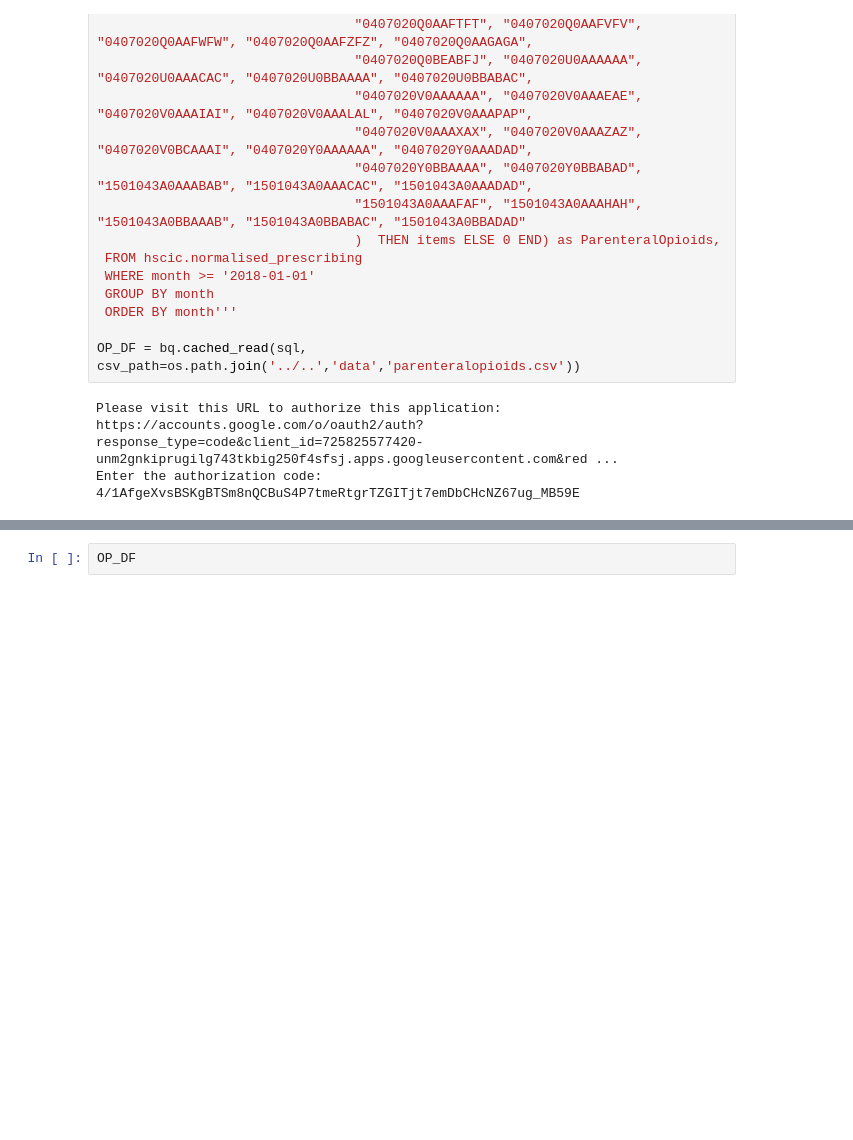
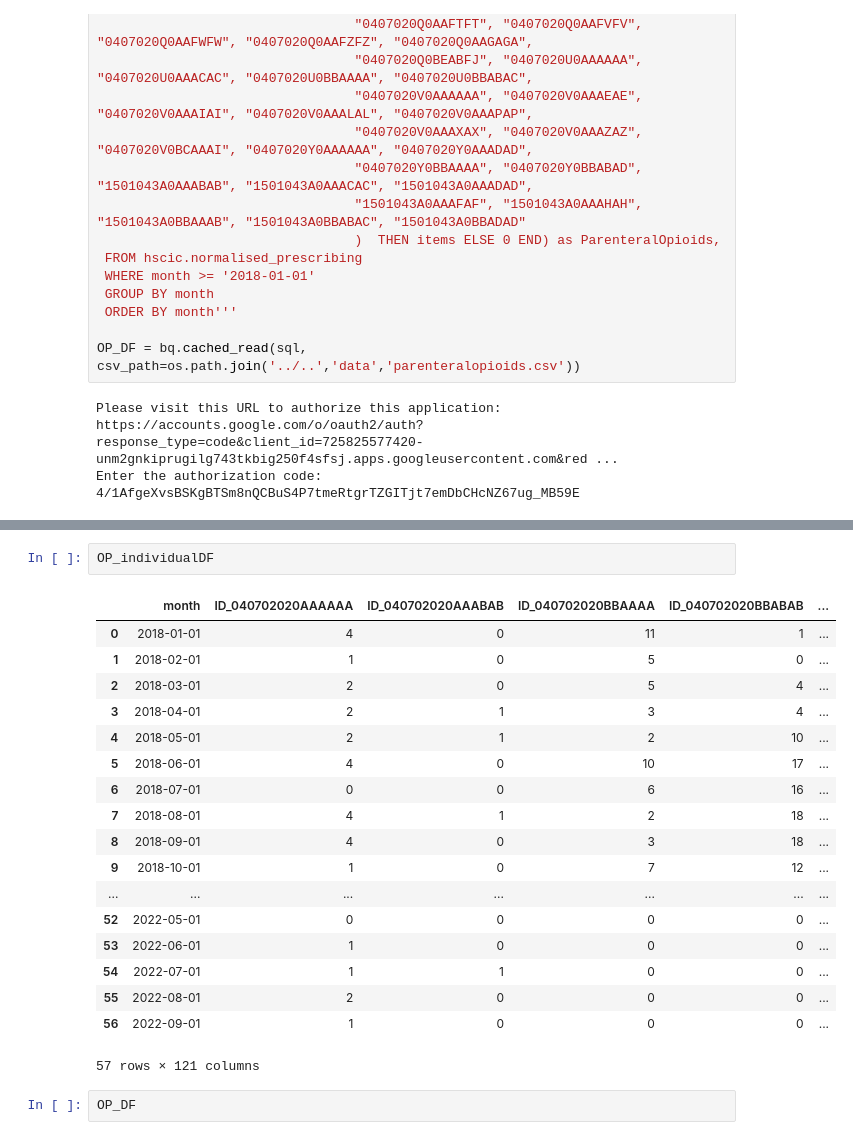
Before and after one commit to chrisjwood16/notebook_collection, a Jupyter notebook: notebooks/Parenteral_opioids/Parenteral_opioids.ipynb, the cells around one changed output, grey strips where cells are left out. Saved outputs shown, nothing was run; the diff lists cells and outputs as text; blank space fills up the shorter version.

```diff
--- a/notebooks/Parenteral_opioids/Parenteral_opioids.ipynb
+++ b/notebooks/Parenteral_opioids/Parenteral_opioids.ipynb
@@ -81,3 +212,24 @@ Enter the authorization code:  4/1AfgeXvsBSKgBTSm8nQCBuS4P7tmeRtgrTZGITjt7emDbCH
+# %%
+OP_individualDF
+# %% [output]
+|  | month | ID_040702020AAAAAA | ID_040702020AAABAB | ID_040702020BBAAAA | ID_040702020BBABAB | ... |
+| 0 | 2018-01-01 | 4 | 0 | 11 | 1 | ... |
+| 1 | 2018-02-01 | 1 | 0 | 5 | 0 | ... |
+| 2 | 2018-03-01 | 2 | 0 | 5 | 4 | ... |
+| 3 | 2018-04-01 | 2 | 1 | 3 | 4 | ... |
+| 4 | 2018-05-01 | 2 | 1 | 2 | 10 | ... |
+| 5 | 2018-06-01 | 4 | 0 | 10 | 17 | ... |
+| 6 | 2018-07-01 | 0 | 0 | 6 | 16 | ... |
+| 7 | 2018-08-01 | 4 | 1 | 2 | 18 | ... |
+| 8 | 2018-09-01 | 4 | 0 | 3 | 18 | ... |
+| 9 | 2018-10-01 | 1 | 0 | 7 | 12 | ... |
+| ... | ... | ... | ... | ... | ... | ... |
+| 52 | 2022-05-01 | 0 | 0 | 0 | 0 | ... |
+| 53 | 2022-06-01 | 1 | 0 | 0 | 0 | ... |
+| 54 | 2022-07-01 | 1 | 1 | 0 | 0 | ... |
+| 55 | 2022-08-01 | 2 | 0 | 0 | 0 | ... |
+| 56 | 2022-09-01 | 1 | 0 | 0 | 0 | ... |
+57 rows × 121 columns
 # %%
 OP_DF
 # %% [output]
```
Also changed, not shown: parts of 1 cell of this notebook, 5 other files.
